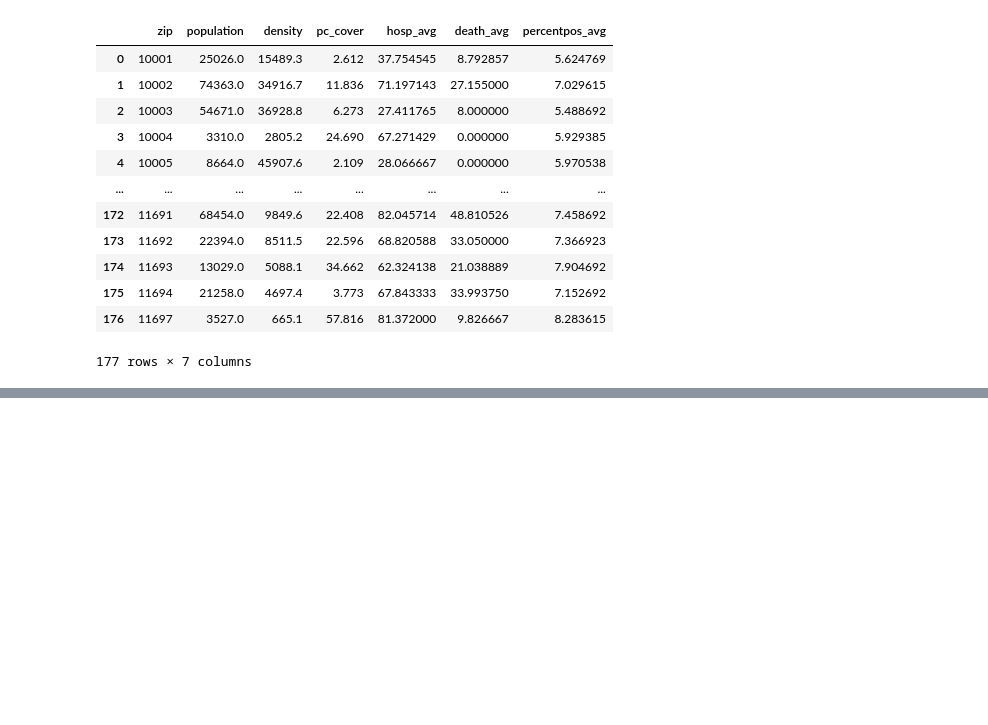
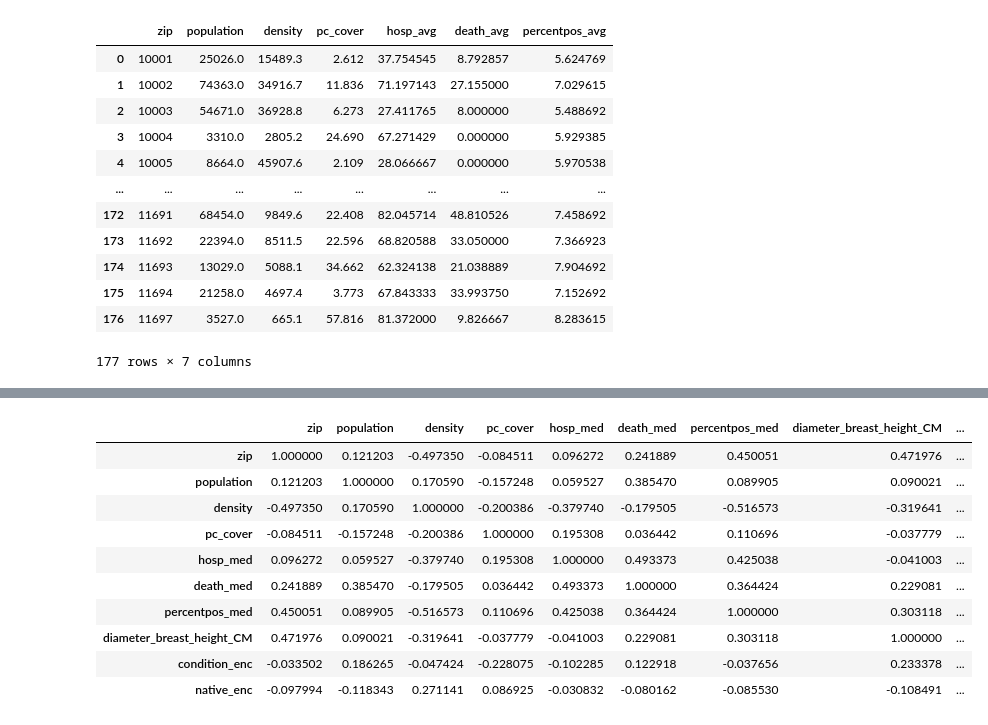
Before and after one commit to chenxcynthia/green-spaces, a Jupyter notebook: corr.ipynb, the cells around one changed output, grey strips where cells are left out. Drawn from its saved outputs; the diff is of its cells as text; code cells hidden in the pictures; blank space fills up the shorter version.

```diff
--- a/corr.ipynb
+++ b/corr.ipynb
@@ -92,0 +94,31 @@ df_combined.corr(method='pearson')
+# %%
+# repeat with median
+
+temp = []
+cols = df_hosprate.columns
+for i in range(7, len(cols)):
+    hosp_med = np.nanmedian(list(df_hosprate[df_hosprate.columns[i]]))
+    death_med = np.nanmedian(list(df_deathrate[df_deathrate.columns[i]]))
+    percentpos_med = np.nanmedian(list(df_percentpos[df_percentpos.columns[i]]))
+    temp.append([cols[i][-5:], hosp_med, death_med, percentpos_med])
+
+covid_data_med = pd.DataFrame(data = temp, columns = ['zip', 'hosp_med', 'death_med', 'percentpos_med'])
+covid_data_med['zip'] = covid_data_med['zip'].astype(int)
+
+df_combined_med = combined.merge(covid_data_med, left_on='zip', right_on='zip')
+
+df_combined_med = df_combined_med.merge(df_trees.groupby('zipcode').median(), left_on='zip', right_index=True)
+
+df_combined_med.corr(method='pearson')
+# %% [output]
+|  | zip | population | density | pc_cover | hosp_med | death_med | percentpos_med | diameter_breast_height_CM | ... |
+| zip | 1.000000 | 0.121203 | -0.497350 | -0.084511 | 0.096272 | 0.241889 | 0.450051 | 0.471976 | ... |
+| population | 0.121203 | 1.000000 | 0.170590 | -0.157248 | 0.059527 | 0.385470 | 0.089905 | 0.090021 | ... |
+| density | -0.497350 | 0.170590 | 1.000000 | -0.200386 | -0.379740 | -0.179505 | -0.516573 | -0.319641 | ... |
+| pc_cover | -0.084511 | -0.157248 | -0.200386 | 1.000000 | 0.195308 | 0.036442 | 0.110696 | -0.037779 | ... |
+| hosp_med | 0.096272 | 0.059527 | -0.379740 | 0.195308 | 1.000000 | 0.493373 | 0.425038 | -0.041003 | ... |
+| death_med | 0.241889 | 0.385470 | -0.179505 | 0.036442 | 0.493373 | 1.000000 | 0.364424 | 0.229081 | ... |
+| percentpos_med | 0.450051 | 0.089905 | -0.516573 | 0.110696 | 0.425038 | 0.364424 | 1.000000 | 0.303118 | ... |
+| diameter_breast_height_CM | 0.471976 | 0.090021 | -0.319641 | -0.037779 | -0.041003 | 0.229081 | 0.303118 | 1.000000 | ... |
+| condition_enc | -0.033502 | 0.186265 | -0.047424 | -0.228075 | -0.102285 | 0.122918 | -0.037656 | 0.233378 | ... |
+| native_enc | -0.097994 | -0.118343 | 0.271141 | 0.086925 | -0.030832 | -0.080162 | -0.085530 | -0.108491 | ... |
```
Also changed, not shown: parts of 8 cells of this notebook, 1 other file.
